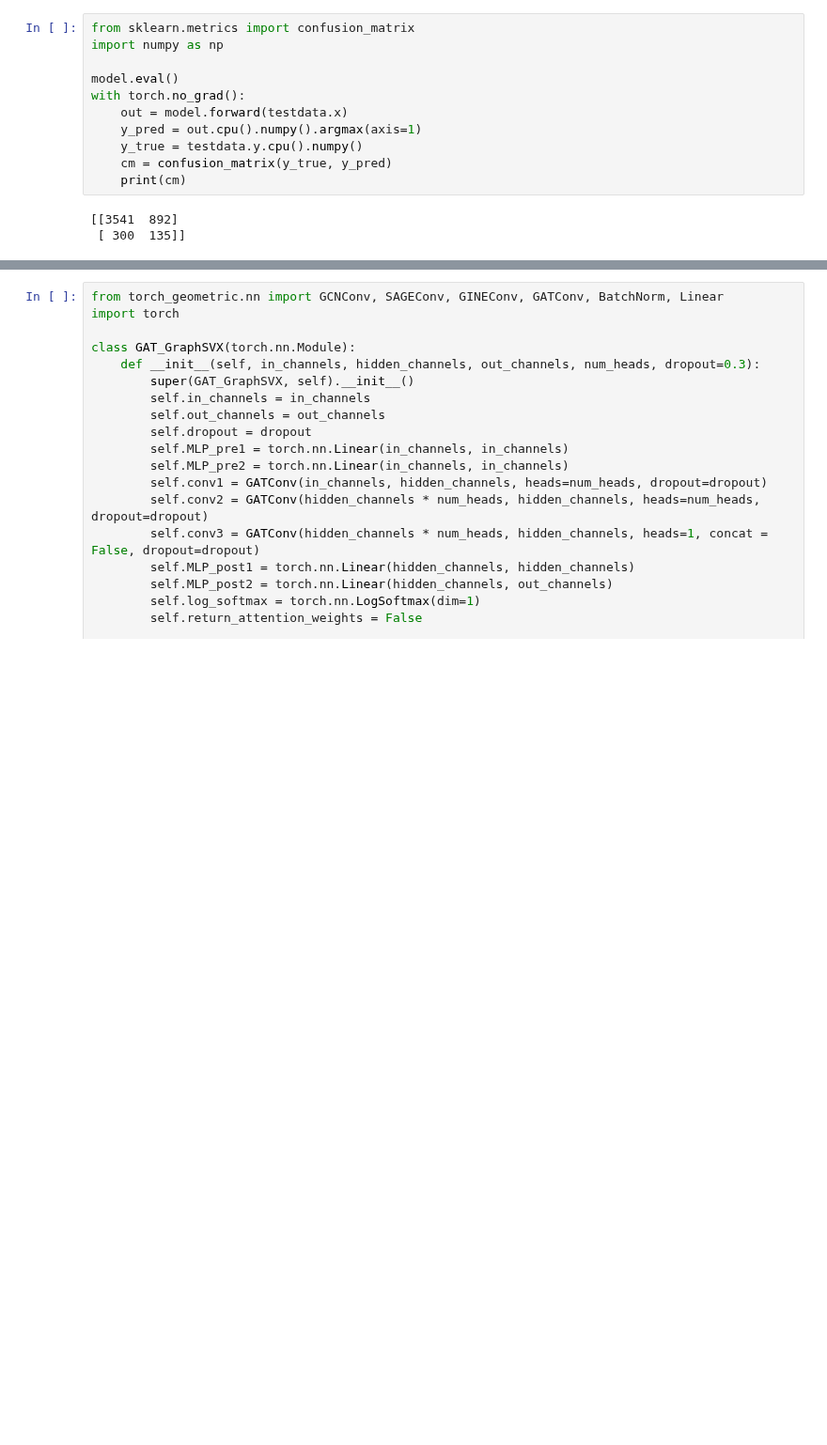
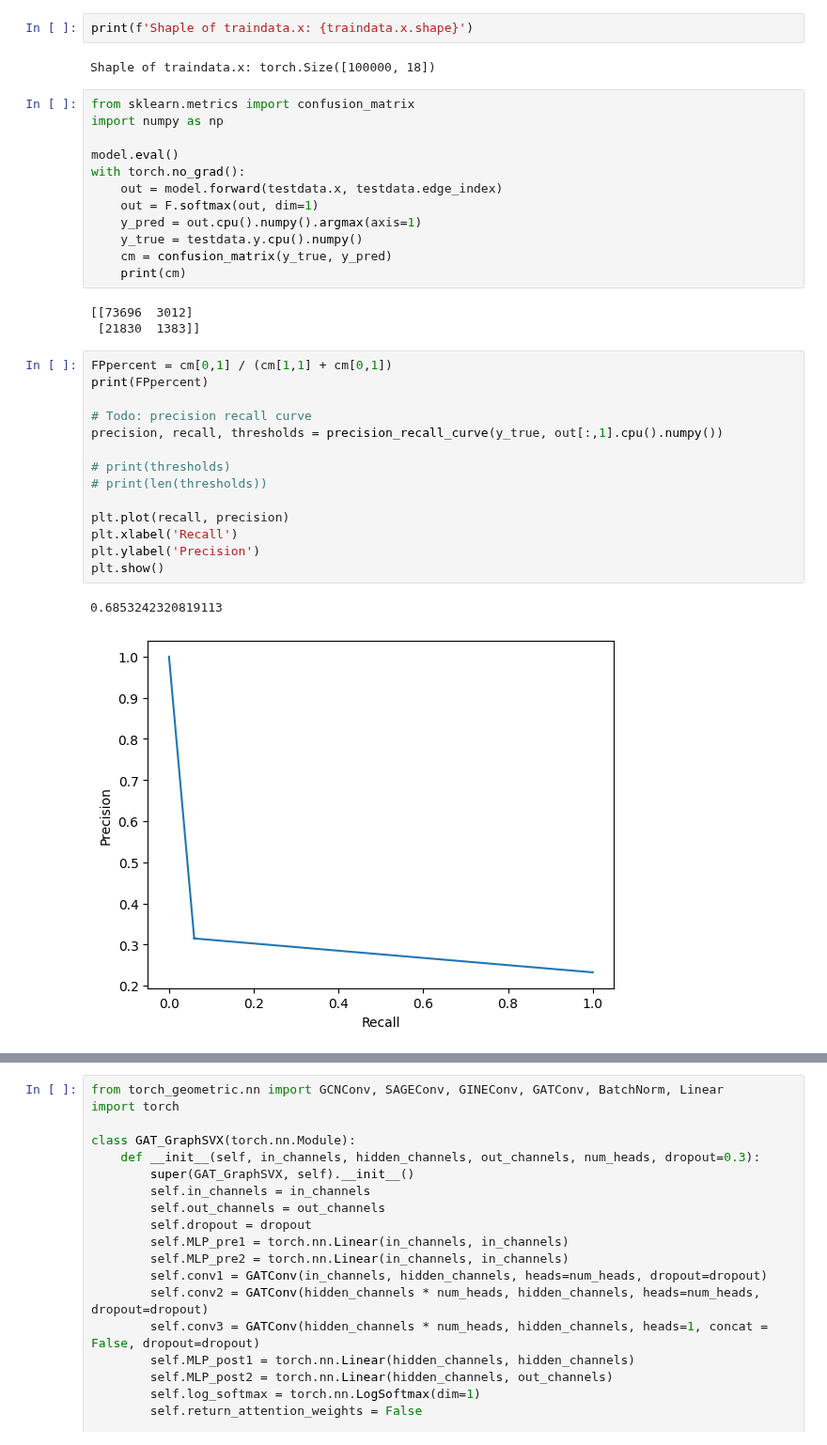
Before and after one commit to aidotse/flib, a Jupyter notebook: thesis_XAML/GNN_training.ipynb, the cells around one changed output, grey strips where cells are left out. Shown at 94% size. Saved outputs shown, nothing was run; the diff lists cells and outputs as text; blank space fills up the shorter version.

```diff
--- a/thesis_XAML/GNN_training.ipynb
+++ b/thesis_XAML/GNN_training.ipynb
@@ -196,15 +166,37 @@ KeyboardInterrupt:
+# %%
+print(f'Shaple of traindata.x: {traindata.x.shape}')
+# %% [output]
+Shaple of traindata.x: torch.Size([100000, 18])
 # %%
 from sklearn.metrics import confusion_matrix
 import numpy as np
 
 model.eval()
 with torch.no_grad():
-    out = model.forward(testdata.x)
+    out = model.forward(testdata.x, testdata.edge_index)
+    out = F.softmax(out, dim=1)
     y_pred = out.cpu().numpy().argmax(axis=1)
     y_true = testdata.y.cpu().numpy()
     cm = confusion_matrix(y_true, y_pred)
     print(cm)
 # %% [output]
-[[3541  892]
- [ 300  135]]
+[[73696  3012]
+ [21830  1383]]
+# %%
+FPpercent = cm[0,1] / (cm[1,1] + cm[0,1])
+print(FPpercent)
+
+# Todo: precision recall curve
+precision, recall, thresholds = precision_recall_curve(y_true, out[:,1].cpu().numpy())
+
+# print(thresholds)
+# print(len(thresholds))
+
+plt.plot(recall, precision)
+plt.xlabel('Recall')
+plt.ylabel('Precision')
+plt.show()
+# %% [output]
+0.6853242320819113
+[figure, added]
 # %%
```
Also changed, not shown: parts of 8 cells of this notebook, 6 other files.
